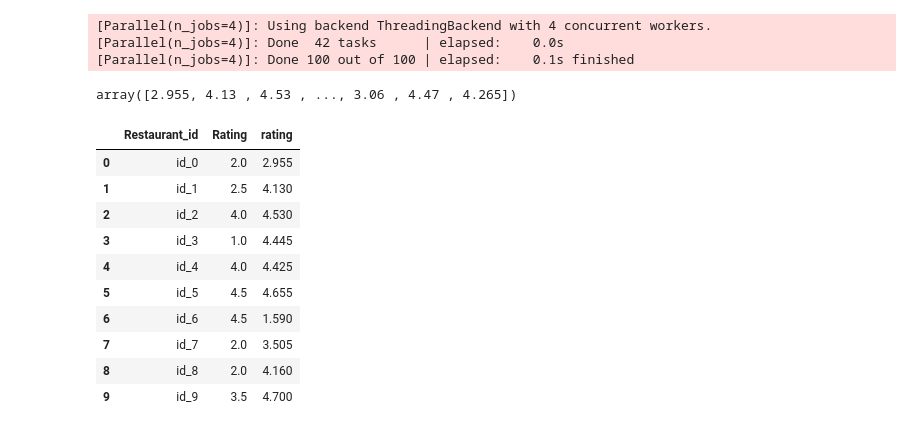
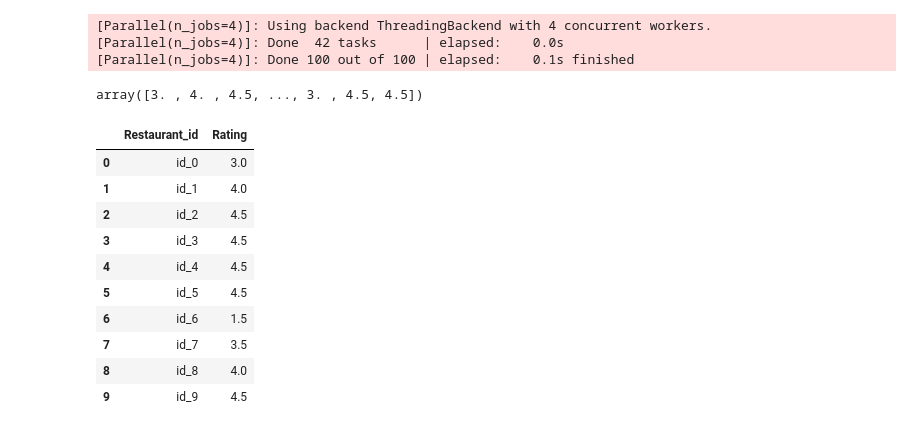
Before and after one commit to captainbamb0o/skillfactory_projects, a Jupyter notebook: module_3/cb-sf-tripadvisor-rating.ipynb, the cells around one changed output. Saved outputs shown, nothing was run; the diff lists cells and outputs as text; code cells hidden in the pictures.

```diff
--- a/module_3/cb-sf-tripadvisor-rating.ipynb
+++ b/module_3/cb-sf-tripadvisor-rating.ipynb
@@ -722,6 +722,7 @@ sample_submission
 10000 rows × 2 columns
 # %%
 predict_submission = model.predict(test_data)
+predict_submission = (predict_submission * 2).round()/2
 # %% [output]
 [Parallel(n_jobs=4)]: Using backend ThreadingBackend with 4 concurrent workers.
 [Parallel(n_jobs=4)]: Done  42 tasks      | elapsed:    0.0s
@@ -729,20 +730,20 @@ predict_submission = model.predict(test_data)
 # %%
 predict_submission
 # %% [output]
-array([2.955, 4.13 , 4.53 , ..., 3.06 , 4.47 , 4.265])
+array([3. , 4. , 4.5, ..., 3. , 4.5, 4.5])
 # %%
-sample_submission['rating'] = predict_submission
+sample_submission['Rating'] = predict_submission
 sample_submission.to_csv('submission.csv', index=False)
 sample_submission.head(10)
 # %% [output]
-|  | Restaurant_id | Rating | rating |
-| 0 | id_0 | 2.0 | 2.955 |
-| 1 | id_1 | 2.5 | 4.130 |
-| 2 | id_2 | 4.0 | 4.530 |
-| 3 | id_3 | 1.0 | 4.445 |
-| 4 | id_4 | 4.0 | 4.425 |
-| 5 | id_5 | 4.5 | 4.655 |
-| 6 | id_6 | 4.5 | 1.590 |
-| 7 | id_7 | 2.0 | 3.505 |
-| 8 | id_8 | 2.0 | 4.160 |
-| 9 | id_9 | 3.5 | 4.700 |
+|  | Restaurant_id | Rating |
+| 0 | id_0 | 3.0 |
+| 1 | id_1 | 4.0 |
+| 2 | id_2 | 4.5 |
+| 3 | id_3 | 4.5 |
+| 4 | id_4 | 4.5 |
+| 5 | id_5 | 4.5 |
+| 6 | id_6 | 1.5 |
+| 7 | id_7 | 3.5 |
+| 8 | id_8 | 4.0 |
+| 9 | id_9 | 4.5 |
```
Also changed, not shown: parts of 4 cells of this notebook.
